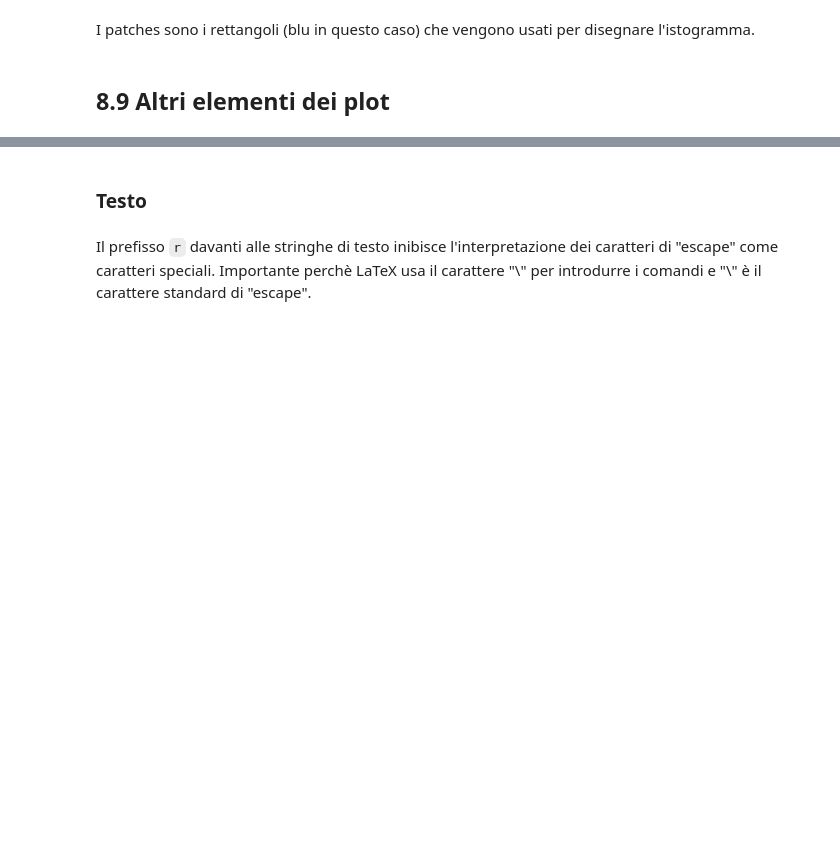
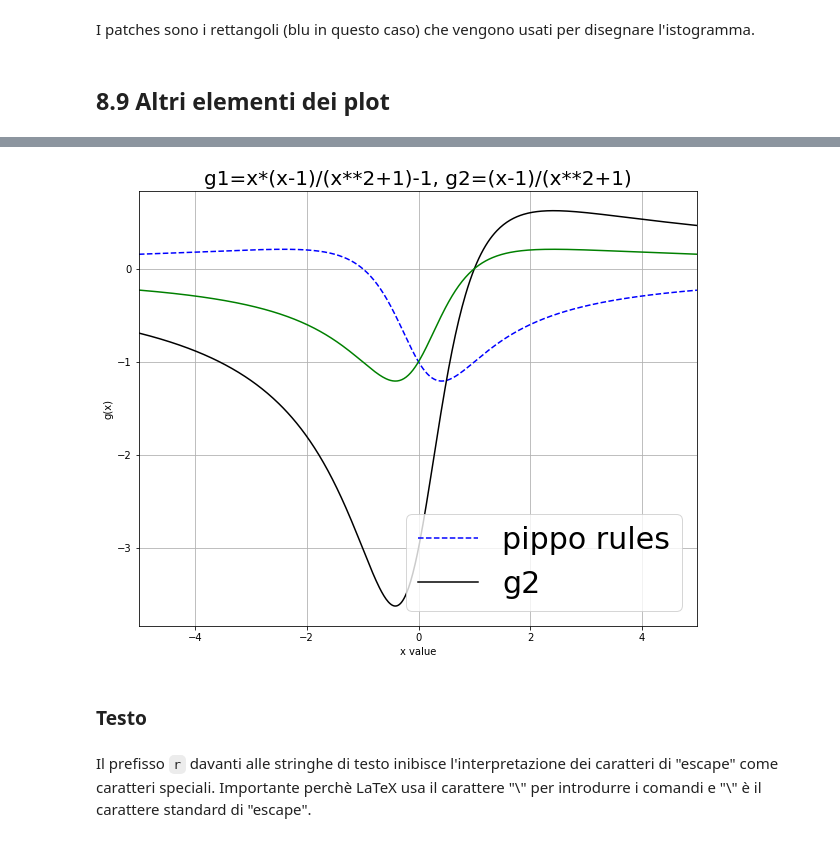
Before and after one commit to mainaezio/TIF_2023_Introduction_to_Python, a Jupyter notebook: ipynb/08_plots.ipynb, the cells around one changed output, grey strips where cells are left out. Saved outputs shown, nothing was run; the diff lists cells and outputs as text; code cells hidden in the pictures; blank space fills up the shorter version.

```diff
--- a/ipynb/08_plots.ipynb
+++ b/ipynb/08_plots.ipynb
@@ -322,14 +325,17 @@ def g2(x):
 yc2 = g2(xc)
 # %%
 fig, ax = plt.subplots(figsize=(10, 8))
-ax.set_title('g1=x*(x-1)/(x**2+1)-1, g2=(x-1)/(x**2+1)')
+ax.set_title('g1=x*(x-1)/(x**2+1)-1, g2=(x-1)/(x**2+1)',fontsize='20')
 ax.set_xlabel('x value')
 ax.set_ylabel('g(x)')
 ax.grid(True)
 ax.margins(x=0.,y=0.05)
 ax.plot(xc, yc1, c='b', label='pippo rules', linestyle = '--');
 ax.plot(xc, 3*yc2, 'k', label='g2');
+ax.plot(xc, yc2, c='g');
 ax.legend(fontsize='30');
+# %% [output]
+[figure, added]
 # %% [markdown]
 ### Testo
 # %% [markdown]
```
Also changed, not shown: parts of 3 cells of this notebook.
